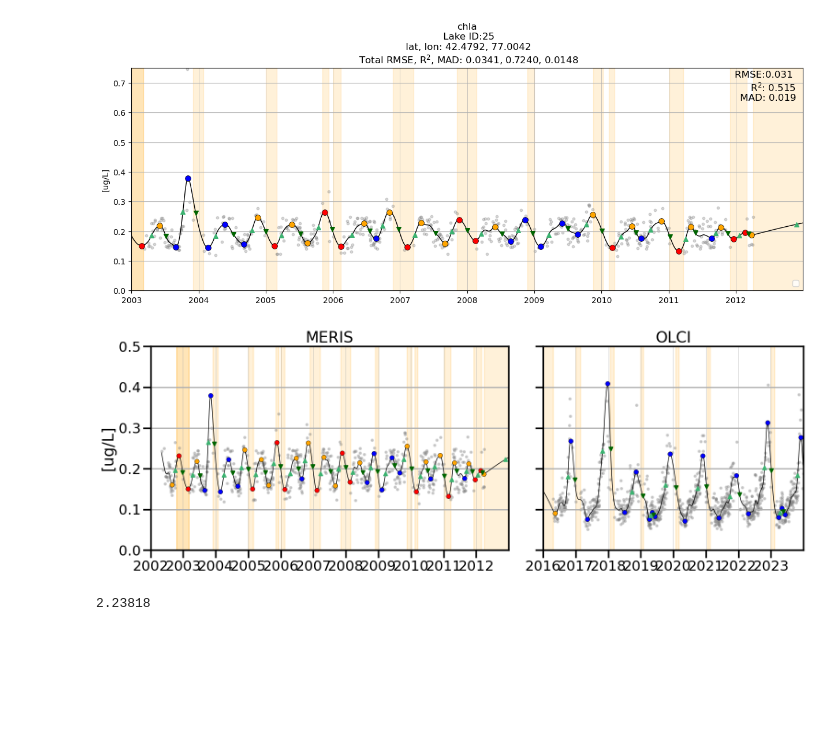
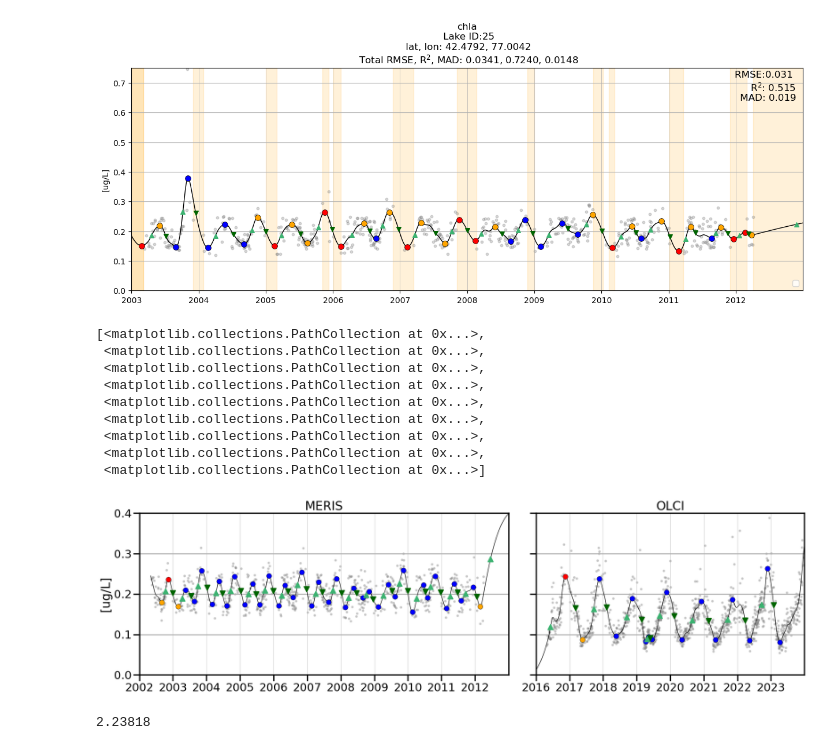
Before and after one commit to eawag-surface-waters-research/cci-cyano-production, a Jupyter notebook: notebooks/example_plotting.ipynb, the cells around one changed output. Saved outputs shown, nothing was run; the diff lists cells and outputs as text; code cells hidden in the pictures; blank space fills up the shorter version.

```diff
--- a/notebooks/example_plotting.ipynb
+++ b/notebooks/example_plotting.ipynb
@@ -17,9 +17,9 @@ import cartopy.crs as ccrs
 import cartopy.feature as cfeature
 # %%
 lakeid = 310
-i , j = 62,72
-# lakeid = 2
-# i , j = 23, 30
+i , j = 48,186
+# lakeid = 131
+# i , j = 62,51
 # %%
 #version 3.0
 pc_phenology_path_v3 = f"D:\\phenology_data\\v3.0\\phenology\\phycocyanin\\{lakeid}.nc"
@@ -69,28 +69,46 @@ ax.legend('')
 ax.texts[0].set_fontsize(12)
 # %% [output]
 [figure]
+# %%
+axs[0].collections[:]
+# %% [output]
+[<matplotlib.collections.PathCollection at 0x...>,
+ <matplotlib.collections.PathCollection at 0x...>,
+ <matplotlib.collections.PathCollection at 0x...>,
+ <matplotlib.collections.PathCollection at 0x...>,
+ <matplotlib.collections.PathCollection at 0x...>,
+ <matplotlib.collections.PathCollection at 0x...>,
+ <matplotlib.collections.PathCollection at 0x...>,
+ <matplotlib.collections.PathCollection at 0x...>,
+ <matplotlib.collections.PathCollection at 0x...>]
 # %%
 # Implement a split plot with formatting edits after creation.
-fig, axs = plt.subplots(1,2, figsize = (16,6),width_ratios=[11,8])
+fig, axs = plt.subplots(1,2, figsize = (20,6),width_ratios=[11,8])
 sns.set_context('poster')
 chla_v3.split_plot(ax0 = axs[0], ax1=axs[1],latitude_idx = i,longitude_idx = j, aggregation=False,end0 = 2012,start1 = 2016)
 axs[0].set_title("MERIS")
 axs[1].set_title("OLCI")
-axs[0].set_ylim(0,0.5)
-axs[1].set_ylim(0,0.5)
+axs[0].set_ylim(0,0.4)
+axs[1].set_ylim(0,0.4)
 
 axs[1].set_ylabel('')
 axs[1].set_yticklabels([])
 axs[0].get_legend().remove()
 axs[1].get_legend().remove()
 
-
 axs[0].texts[0].remove()
 axs[1].texts[0].remove()
 
+for ax in axs:
+    for p in ax.patches:
+        p.remove()
+    for c in ax.collections:
+        c.set(sizes=[100])
+axs[0].collections[0].set_sizes([10])
+axs[1].collections[0].set_sizes([10])
 plt.tight_layout()
 # %% [output]
-[figure, old version]
+[figure, new version]
 # %%
 1.68e-5*365**2
 # %% [output]
```
Also changed, not shown: parts of 11 cells of this notebook, 1 other file.
